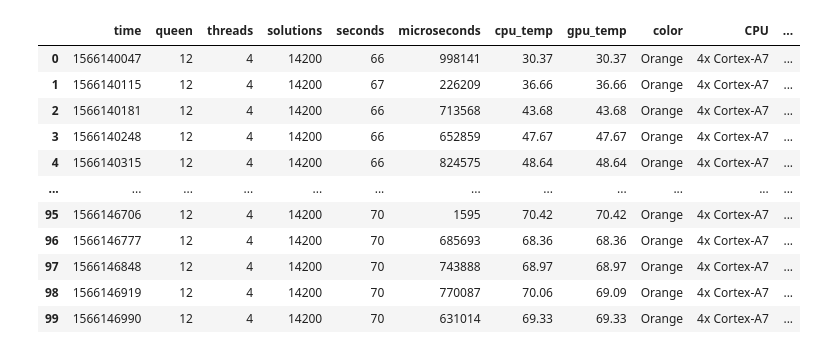
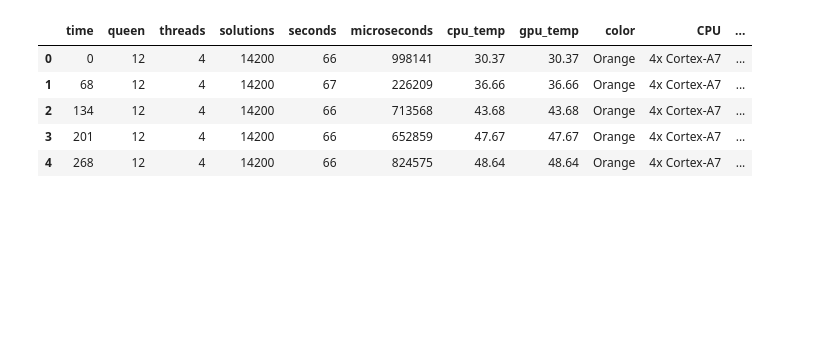
Before and after one commit to TheIvanP/visualization_samples, a Jupyter notebook: sbc_data_exploration.ipynb, the cells around one changed output. Cells and saved outputs as stored; diff of their text form; code cells hidden in the pictures; blank space fills up the shorter version.

```diff
--- a/sbc_data_exploration.ipynb
+++ b/sbc_data_exploration.ipynb
@@ -9,9 +9,16 @@ data_orange_pi_st = pandas.read_csv("sbc_performance_data/orange_pi/zero_lts/bus
 data_raspberry_pi_st = pandas.read_csv("sbc_performance_data/raspberry_pi/buster/4B/std_kernel_4B_singlethread_output.csv")
 data_rockpi_st = pandas.read_csv("sbc_performance_data/rockpi_s/stretch_4.4.143/singlethread_output.csv")
 
+#remove last 5 rows of rockpi dataset to make consistent with remaining datasets
+data_rockpi_st = data_rockpi_st.loc[0:44]
+
 device_dfs = [data_orange_pi_st,data_raspberry_pi_st,data_rockpi_st]
 
 [dfs.reset_index(inplace=True) for dfs in device_dfs]
+
+for dev in device_dfs:
+    dev['time'] -= dev['time'][0]
+
 
 data_orange_pi_st['color'] = 'Orange'
 data_raspberry_pi_st['color'] = 'Crimson'
@@ -24,8 +31,3 @@ data_rockpi_st['CPU'] = '2x Cortex-A72 + 4x Cortex-A53'
 data_orange_pi_st['device'] = 'orange_pi'
 data_raspberry_pi_st['device'] = 'raspberry_pi'
 data_rockpi_st['device'] = 'rockpi'
-
-#Bokeh specific data sources
-orange_ds = ColumnDataSource(data_orange_pi_st)
-raspberry_pi_ds = ColumnDataSource(data_raspberry_pi_st)
-rockpi_ds = ColumnDataSource(data_rockpi_st)
@@ -114,45 +163,87 @@ show(f)
 # %%
 data_orange_pi_mt = pandas.read_csv("sbc_performance_data/orange_pi/zero_lts/buster/multithread_output.csv")
 data_raspberry_pi_mt = pandas.read_csv("sbc_performance_data/raspberry_pi/buster/4B/std_kernel_4B_multithread_output.csv")
 data_rockpi_mt = pandas.read_csv("sbc_performance_data/rockpi_s/stretch_4.4.143/multithread_output.csv")
 
 device_dfs_mt = [data_orange_pi_mt,data_raspberry_pi_mt,data_rockpi_mt]
 
 [dfs.reset_index(inplace=True) for dfs in device_dfs]
+
+for dev in device_dfs_mt:
+    dev['time'] -= dev['time'][0]
 
 data_orange_pi_mt['color'] = 'Orange'
 data_raspberry_pi_mt['color'] = 'Crimson'
 data_rockpi_mt['color'] = 'Grey'
 
 data_orange_pi_mt['CPU'] = '4x Cortex-A7'
 data_raspberry_pi_mt['CPU'] = '4x Cortex-A72'
 data_rockpi_mt['CPU'] = '2x Cortex-A72 + 4x Cortex-A53'
 
 data_orange_pi_mt['device'] = 'orange_pi'
 data_raspberry_pi_mt['device'] = 'raspberry_pi'
 data_rockpi_mt['device'] = 'rockpi'
 
+#titles
+f.title.text="12 Queens - Multihreaded SBC perf"
+f.title.align="center"
 
-temp_visualization_scale = 0.5
-data_orange_pi_mt['cpu_temp_viz'] = data_orange_pi_mt['cpu_temp'].apply(lambda x: x * temp_visualization_scale)
-data_raspberry_pi_mt['cpu_temp_viz'] = data_raspberry_pi_mt['cpu_temp'].apply(lambda x: x * temp_visualization_scale)
-data_rockpi_mt['cpu_temp_viz'] = data_rockpi_mt['cpu_temp'].apply(lambda x: x * temp_visualization_scale)
+#copy cpu temp and adjust scale for better visualization
+#temp_visualization_scale = 0.5
+#data_orange_pi_mt['cpu_temp_viz'] = data_orange_pi_mt['cpu_temp'].apply(lambda x: x * temp_visualization_scale)
+
+#Orange PI
+#Time for device to solve queens
+data_orange_pi_mt_timestamp = data_orange_pi_mt.time/60
+
+#Duration of experiment
+data_orange_pi_mt_time = data_orange_pi_mt.seconds + data_orange_pi_mt.microseconds/1000000
+
+#Avg temp cpu+gpu
+data_orange_pi_mt_avg_temp = (data_orange_pi_mt.cpu_temp + data_orange_pi_mt.gpu_temp)/2
+
+#add columns to dataframe
+data_orange_pi_mt['duration'] = data_orange_pi_mt_time
+data_orange_pi_mt['time_to_solve'] = data_orange_pi_mt_timestamp
+data_orange_pi_mt['avg_temp'] = data_orange_pi_mt_avg_temp
+
+#Raspberry PI
+#Time for device to solve queens
+data_raspberry_pi_mt_timestamp = data_raspberry_pi_mt.time/60
+
+#Duration of experiment
+data_raspberry_pi_mt_time = data_raspberry_pi_mt.seconds + data_raspberry_pi_mt.microseconds/1000000
+
+#Avg temp cpu+gpu
+data_raspberry_pi_mt_avg_temp = (data_raspberry_pi_mt.cpu_temp + data_raspberry_pi_mt.gpu_temp)/2
+
+data_raspberry_pi_mt['duration'] = data_raspberry_pi_mt_time
+data_raspberry_pi_mt['time_to_solve'] = data_raspberry_pi_mt_timestamp
+data_raspberry_pi_mt['avg_temp'] = data_raspberry_pi_mt_avg_temp
+
+#Rockpi
+#Time for device to solve queens
+data_rockpi_mt_timestamp = data_rockpi_mt.time/60
+
+#Duration of experiment
+data_rockpi_mt_time = data_rockpi_mt.seconds + data_rockpi_mt.microseconds/1000000
+
+#Avg temp cpu+gpu
+data_rockpi_mt_avg_temp = (data_rockpi_mt.cpu_temp + data_rockpi_mt.gpu_temp)/2
+
+data_rockpi_mt['duration'] = data_rockpi_mt_time
+data_rockpi_mt['time_to_solve'] = data_rockpi_mt_timestamp
+data_rockpi_mt['avg_temp'] = data_rockpi_mt_avg_temp
 
 #Bokeh specific data sources
 orange_mt_ds = ColumnDataSource(data_orange_pi_mt)
 raspberry_pi_mt_ds = ColumnDataSource(data_raspberry_pi_mt)
 rockpi_mt_ds = ColumnDataSource(data_rockpi_mt)
-data_orange_pi_mt
+data_orange_pi_mt.head()
 # %% [output]
 |  | time | queen | threads | solutions | seconds | microseconds | cpu_temp | gpu_temp | color | CPU | ... |
-| 0 | 1566140047 | 12 | 4 | 14200 | 66 | 998141 | 30.37 | 30.37 | Orange | 4x Cortex-A7 | ... |
-| 1 | 1566140115 | 12 | 4 | 14200 | 67 | 226209 | 36.66 | 36.66 | Orange | 4x Cortex-A7 | ... |
-| 2 | 1566140181 | 12 | 4 | 14200 | 66 | 713568 | 43.68 | 43.68 | Orange | 4x Cortex-A7 | ... |
-| 3 | 1566140248 | 12 | 4 | 14200 | 66 | 652859 | 47.67 | 47.67 | Orange | 4x Cortex-A7 | ... |
-| 4 | 1566140315 | 12 | 4 | 14200 | 66 | 824575 | 48.64 | 48.64 | Orange | 4x Cortex-A7 | ... |
-| ... | ... | ... | ... | ... | ... | ... | ... | ... | ... | ... | ... |
-| 95 | 1566146706 | 12 | 4 | 14200 | 70 | 1595 | 70.42 | 70.42 | Orange | 4x Cortex-A7 | ... |
-| 96 | 1566146777 | 12 | 4 | 14200 | 70 | 685693 | 68.36 | 68.36 | Orange | 4x Cortex-A7 | ... |
-| 97 | 1566146848 | 12 | 4 | 14200 | 70 | 743888 | 68.97 | 68.97 | Orange | 4x Cortex-A7 | ... |
-| 98 | 1566146919 | 12 | 4 | 14200 | 70 | 770087 | 70.06 | 69.09 | Orange | 4x Cortex-A7 | ... |
-| 99 | 1566146990 | 12 | 4 | 14200 | 70 | 631014 | 69.33 | 69.33 | Orange | 4x Cortex-A7 | ... |
+| 0 | 0 | 12 | 4 | 14200 | 66 | 998141 | 30.37 | 30.37 | Orange | 4x Cortex-A7 | ... |
+| 1 | 68 | 12 | 4 | 14200 | 67 | 226209 | 36.66 | 36.66 | Orange | 4x Cortex-A7 | ... |
+| 2 | 134 | 12 | 4 | 14200 | 66 | 713568 | 43.68 | 43.68 | Orange | 4x Cortex-A7 | ... |
+| 3 | 201 | 12 | 4 | 14200 | 66 | 652859 | 47.67 | 47.67 | Orange | 4x Cortex-A7 | ... |
+| 4 | 268 | 12 | 4 | 14200 | 66 | 824575 | 48.64 | 48.64 | Orange | 4x Cortex-A7 | ... |
```
Also changed, not shown: parts of 9 cells of this notebook.
